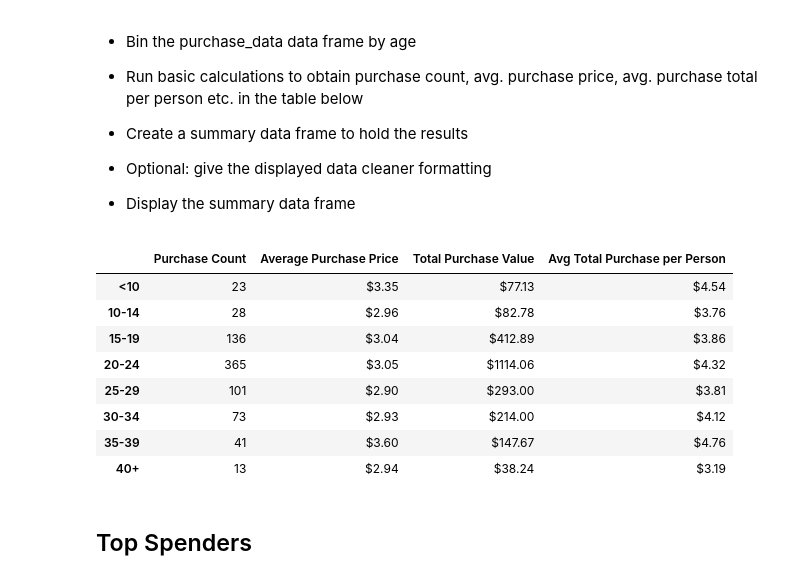
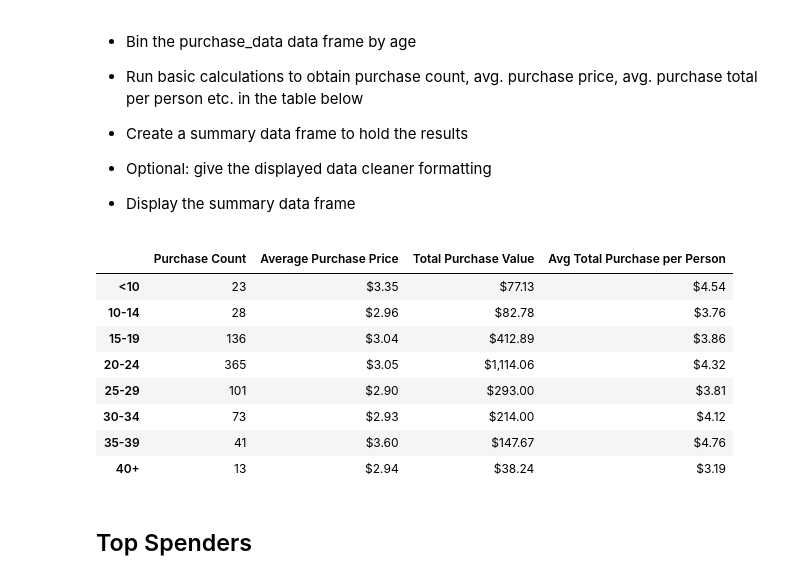
Before and after one commit to sean-galloway/pandas-challenge, a Jupyter notebook: HeroesOfPymoli.ipynb, the cells around one changed output. Drawn from its saved outputs; the diff is of its cells as text; code cells hidden in the pictures.

```diff
--- a/HeroesOfPymoli.ipynb
+++ b/HeroesOfPymoli.ipynb
@@ -175,12 +183,14 @@ ages_dfg = purchase_data_df.groupby("Age Group")
 #    print(ages_dfg.get_group(key))
 
 # Get the stats
-total_age_count = ages_dfg["SN"].nunique()
-age_bin_percent = total_count_age / player_count * 100
+total_age_count_col = ages_dfg["SN"].nunique()
+age_bin_percent_col = total_age_count_col / player_count * 100
 
 # Create the dataframe
-age_summary_df = pd.DataFrame({"Total Count": total_age_count, "Percentage of Players": age_bin_percent})
+age_summary_df = pd.DataFrame({"Total Count": total_age_count_col, "Percentage of Players": age_bin_percent_col})
 age_summary_df.index.name = None
+# html = age_summary_df.to_html()
+# print(html)
 age_summary_df.style.format({"Percentage of Players": "{:.2f}%"})
 # %% [output]
 |  | Total Count | Percentage of Players |
@@ -211,34 +221,36 @@ age_summary_df.style.format({"Percentage of Players": "{:.2f}%"})
 # %%
 # Create new data frame group
 purchase_analysis_dfg = purchase_data_df.groupby("Age Group")
 
 # Get the stats
-purchase_analysis_count = purchase_analysis_dfg["Purchase ID"].nunique()
-purchase_analysis_avg_pp = purchase_analysis_dfg["Price"].mean()
-purchase_analysis_tot_pp = purchase_analysis_dfg["Price"].sum()
-purchase_analysis_avg_tot_pp = purchase_analysis_tot_pp / total_age_count
+purchase_analysis_count_col = purchase_analysis_dfg["Purchase ID"].nunique()
+purchase_analysis_avg_pp_col = purchase_analysis_dfg["Price"].mean()
+purchase_analysis_tot_pp_col = purchase_analysis_dfg["Price"].sum()
+purchase_analysis_avg_tot_pp_col = purchase_analysis_tot_pp_col / total_age_count_col
 
 # Create the dataframe
 age_analysis_df = pd.DataFrame({
-                                "Purchase Count": purchase_analysis_count,
-                                "Average Purchase Price": purchase_analysis_avg_pp,
-                                "Total Purchase Value": purchase_analysis_tot_pp,
-                                "Avg Total Purchase per Person": purchase_analysis_avg_tot_pp
+                                "Purchase Count": purchase_analysis_count_col,
+                                "Average Purchase Price": purchase_analysis_avg_pp_col,
+                                "Total Purchase Value": purchase_analysis_tot_pp_col,
+                                "Avg Total Purchase per Person": purchase_analysis_avg_tot_pp_col
                               })
 
 # Print the new dataframe
 age_analysis_df.index.name = None
+# html = age_analysis_df.to_html()
+# print(html)
 age_analysis_df.style.format({
-                                "Average Purchase Price": "${:.2f}",
-                                "Total Purchase Value": "${:.2f}",
-                                "Avg Total Purchase per Person": "${:.2f}"
+                                "Average Purchase Price": "${:,.2f}",
+                                "Total Purchase Value": "${:,.2f}",
+                                "Avg Total Purchase per Person": "${:,.2f}"
                              })
 # %% [output]
 |  | Purchase Count | Average Purchase Price | Total Purchase Value | Avg Total Purchase per Person |
 | <10 | 23 | $3.35 | $77.13 | $4.54 |
 | 10-14 | 28 | $2.96 | $82.78 | $3.76 |
 | 15-19 | 136 | $3.04 | $412.89 | $3.86 |
-| 20-24 | 365 | $3.05 | $1114.06 | $4.32 |
+| 20-24 | 365 | $3.05 | $1,114.06 | $4.32 |
 | 25-29 | 101 | $2.90 | $293.00 | $3.81 |
 | 30-34 | 73 | $2.93 | $214.00 | $4.12 |
 | 35-39 | 41 | $3.60 | $147.67 | $4.76 |
```
Also changed, not shown: parts of 7 cells of this notebook, 1 other file.
